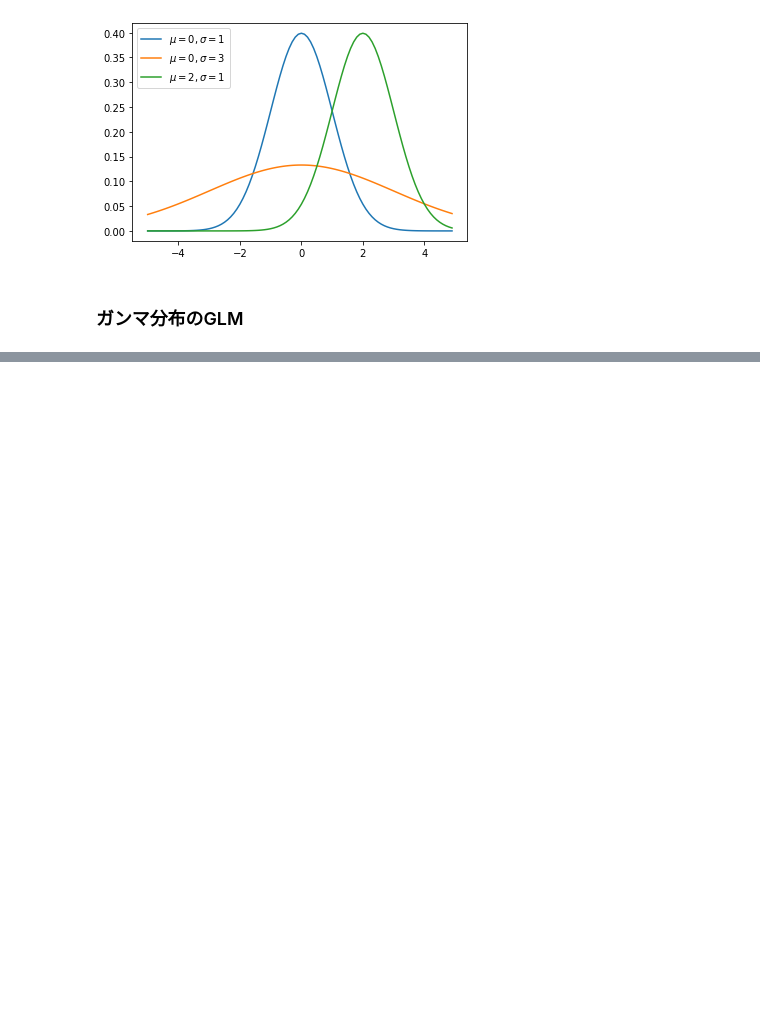
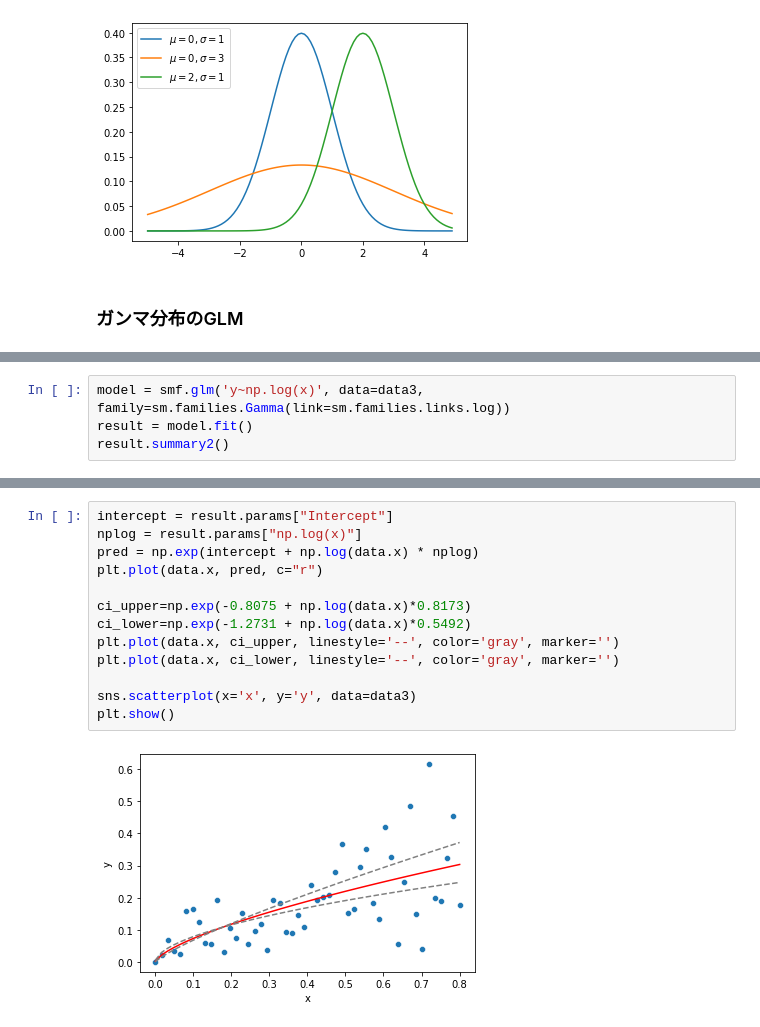
Before and after one commit to KFurudate/Midoribon, a Jupyter notebook: chap6.ipynb, the cells around one changed output, grey strips where cells are left out. Drawn from its saved outputs; the diff is of its cells as text; blank space fills up the shorter version.

```diff
--- a/chap6.ipynb
+++ b/chap6.ipynb
@@ -335,0 +347,4 @@ sns.scatterplot(x='x', y='y', c=data2.x, data=data2)
+# %%
+model = smf.glm('y~np.log(x)', data=data3, family=sm.families.Gamma(link=sm.families.links.log))
+result = model.fit()
+result.summary2()
@@ -335,0 +365,15 @@ sns.scatterplot(x='x', y='y', c=data2.x, data=data2)
+# %%
+intercept = result.params["Intercept"]
+nplog = result.params["np.log(x)"]
+pred = np.exp(intercept + np.log(data.x) * nplog)
+plt.plot(data.x, pred, c="r")
+
+ci_upper=np.exp(-0.8075 + np.log(data.x)*0.8173)
+ci_lower=np.exp(-1.2731 + np.log(data.x)*0.5492)
+plt.plot(data.x, ci_upper, linestyle='--', color='gray', marker='')
+plt.plot(data.x, ci_lower, linestyle='--', color='gray', marker='')
+
+sns.scatterplot(x='x', y='y', data=data3)
+plt.show()
+# %% [output]
+[figure, added]
```
Also changed, not shown: parts of 4 cells of this notebook.
